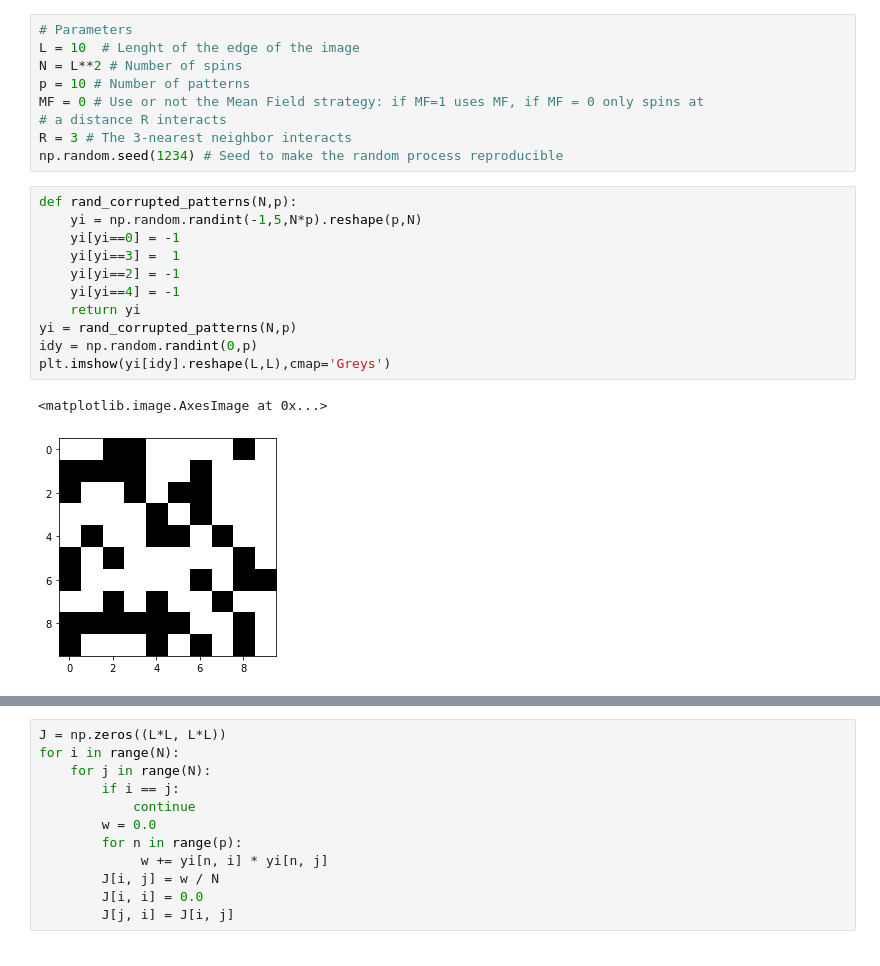
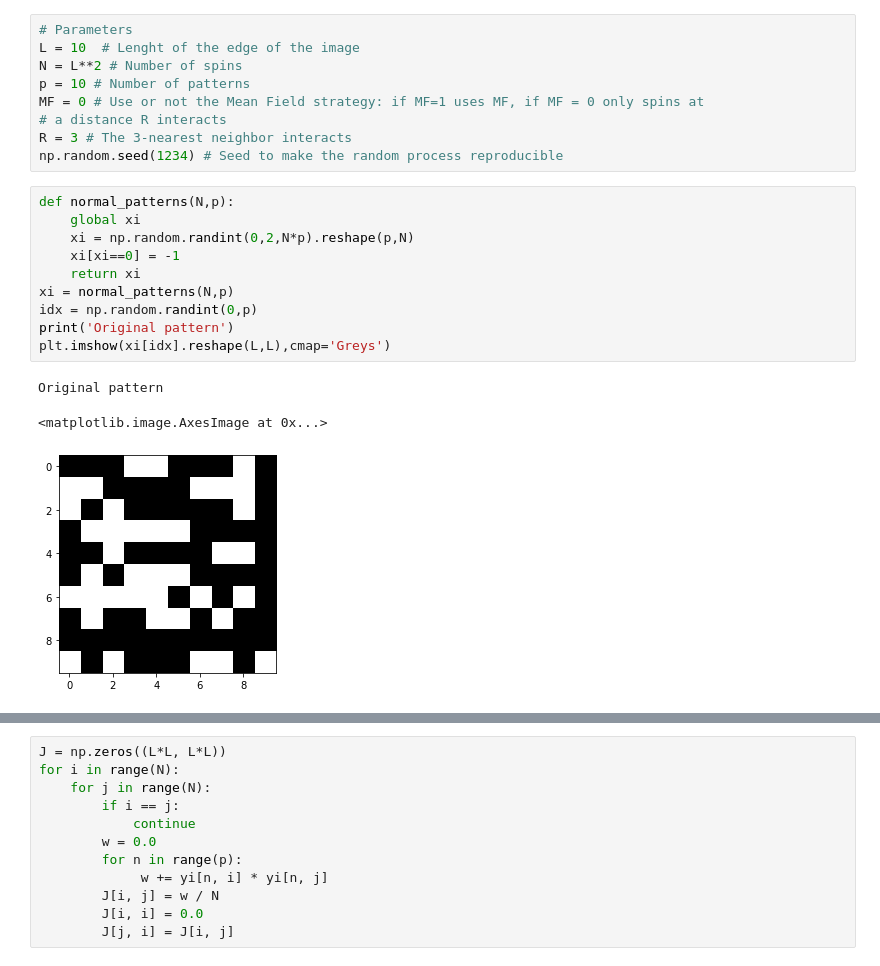
Before and after one commit to mballarin97/Hopfield-project, a Jupyter notebook: Deterministic Corruption.ipynb, the cells around one changed output, grey strips where cells are left out. Cells and saved outputs as stored; diff of their text form.

```diff
--- a/Deterministic Corruption.ipynb
+++ b/Deterministic Corruption.ipynb
@@ -20,16 +40,16 @@ MF = 0 # Use or not the Mean Field strategy: if MF=1 uses MF, if MF = 0 only spi
 R = 3 # The 3-nearest neighbor interacts
 np.random.seed(1234) # Seed to make the random process reproducible
 # %%
-def rand_corrupted_patterns(N,p):
-    yi = np.random.randint(-1,5,N*p).reshape(p,N)
-    yi[yi==0] = -1
-    yi[yi==3] =  1
-    yi[yi==2] = -1
-    yi[yi==4] = -1
-    return yi
-yi = rand_corrupted_patterns(N,p)
-idy = np.random.randint(0,p)
-plt.imshow(yi[idy].reshape(L,L),cmap='Greys')
+def normal_patterns(N,p):
+    global xi
+    xi = np.random.randint(0,2,N*p).reshape(p,N)
+    xi[xi==0] = -1
+    return xi
+xi = normal_patterns(N,p)
+idx = np.random.randint(0,p)
+print('Original pattern')
+plt.imshow(xi[idx].reshape(L,L),cmap='Greys')
 # %% [output]
-<matplotlib.image.AxesImage at 0x...>
+Original pattern
+<matplotlib.image.AxesImage at 0x...>
-[figure, old version]
+[figure, new version]
```
Also changed, not shown: parts of 6 cells of this notebook, 1 other file.
